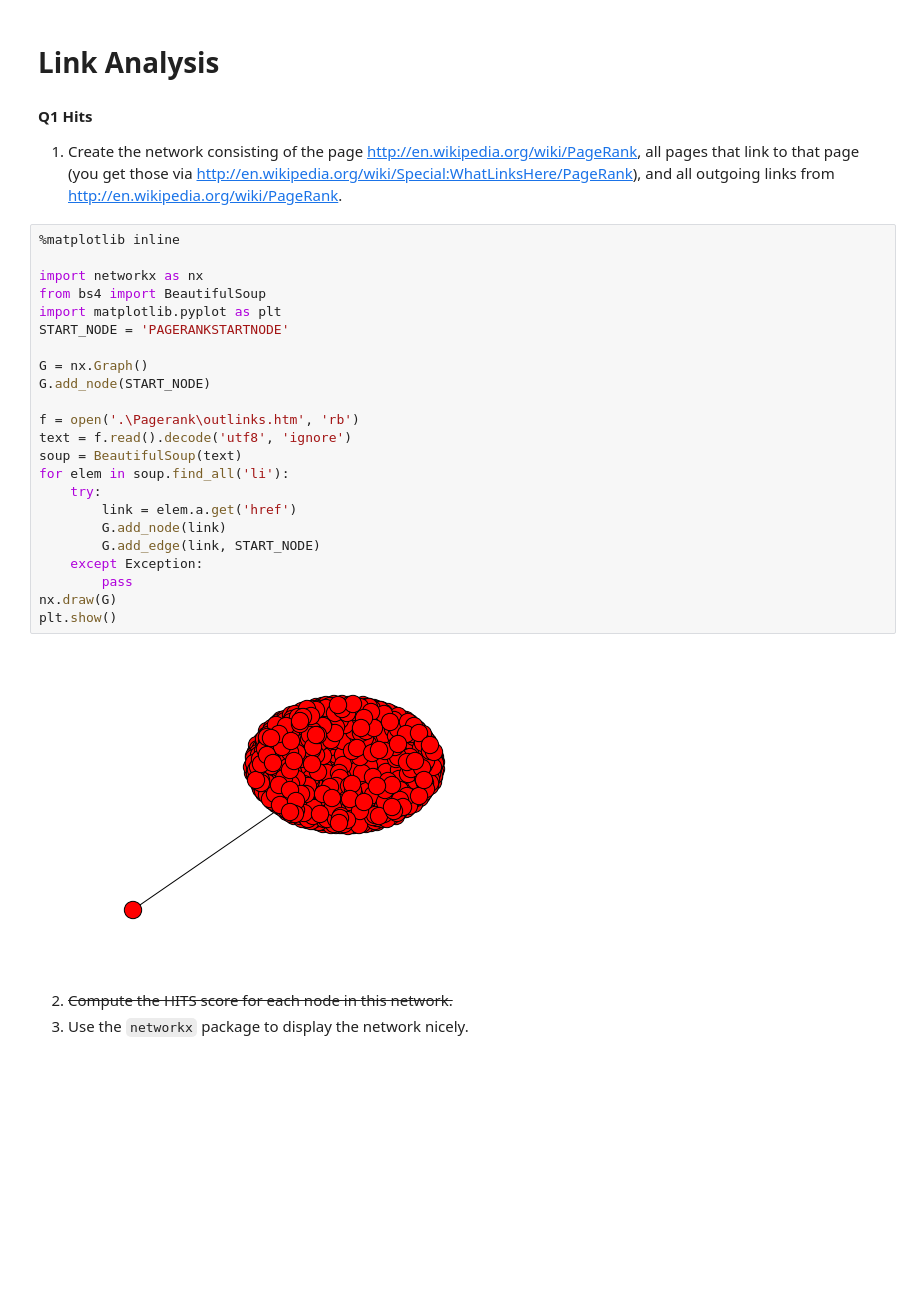
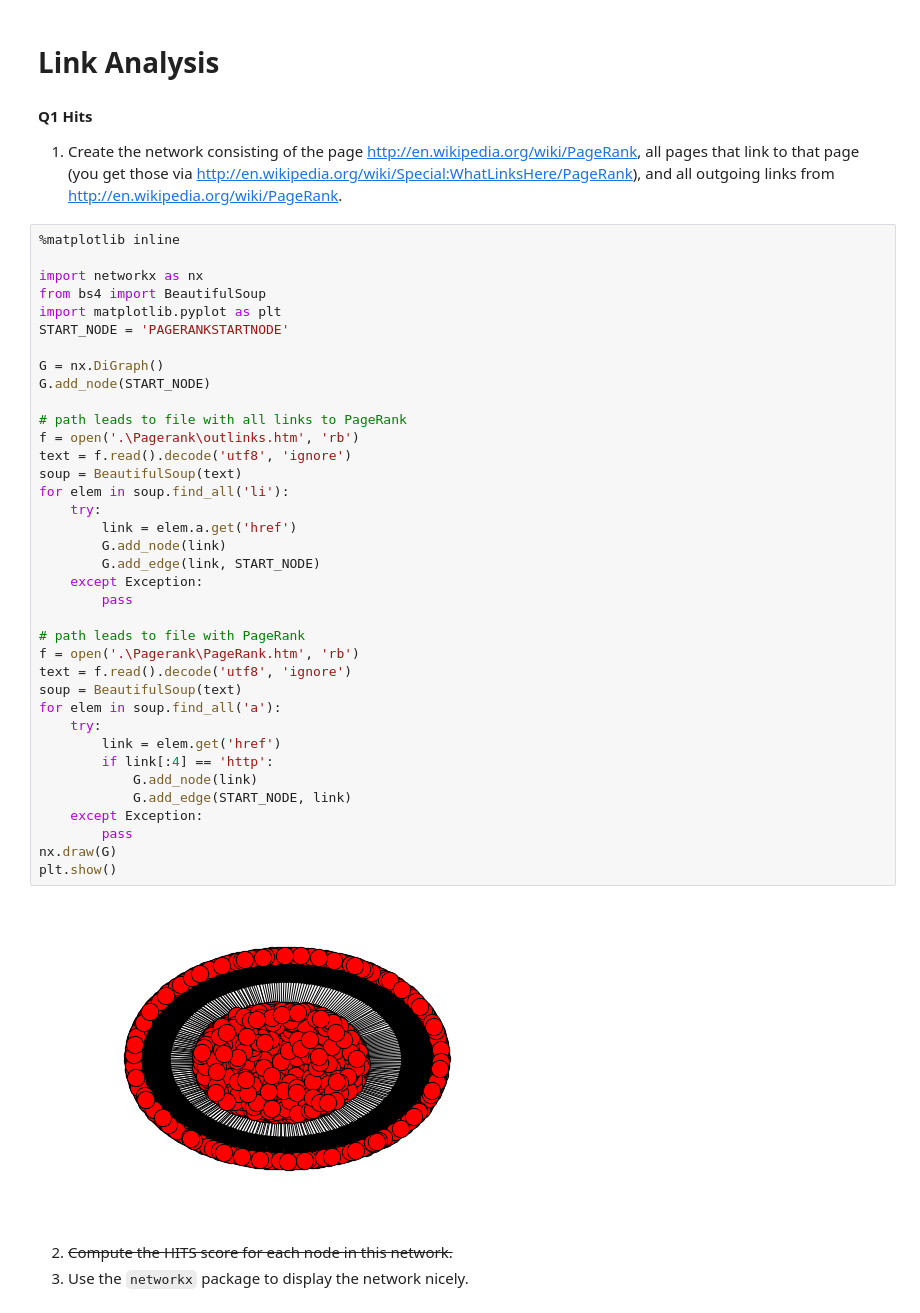
Before and after one commit to vdankers/zoekmachines, a Jupyter notebook: AssignmentWeek5.ipynb, the cells around one changed output. Saved outputs shown, nothing was run; the diff lists cells and outputs as text; blank space fills up the shorter version.

Commit message:
HITS en PageRank

```diff
--- a/AssignmentWeek5.ipynb
+++ b/AssignmentWeek5.ipynb
@@ -31,28 +31,42 @@ Put here a selfie with your photo where you hold a signed paper with the followi
 # %%
 %matplotlib inline
 
 import networkx as nx
 from bs4 import BeautifulSoup
 import matplotlib.pyplot as plt
 START_NODE = 'PAGERANKSTARTNODE'
 
-G = nx.Graph()
+G = nx.DiGraph()
 G.add_node(START_NODE)
 
+# path leads to file with all links to PageRank
 f = open('.\Pagerank\outlinks.htm', 'rb')
 text = f.read().decode('utf8', 'ignore')
 soup = BeautifulSoup(text)
 for elem in soup.find_all('li'):
     try:
         link = elem.a.get('href')
         G.add_node(link)
         G.add_edge(link, START_NODE)
     except Exception:
         pass
+
+# path leads to file with PageRank
+f = open('.\Pagerank\PageRank.htm', 'rb')
+text = f.read().decode('utf8', 'ignore')
+soup = BeautifulSoup(text)
+for elem in soup.find_all('a'):
+    try:
+        link = elem.get('href')
+        if link[:4] == 'http':
+            G.add_node(link)
+            G.add_edge(START_NODE, link)
+    except Exception:
+        pass
 nx.draw(G)
 plt.show()
 # %% [output]
-[figure, old version]
+[figure, new version]
 # %% [markdown]
 2. ~~Compute the HITS score for each node in this network.~~
 3.   Use the `networkx` package to display the network nicely.
```
Also changed, not shown: parts of 13 cells of this notebook.
